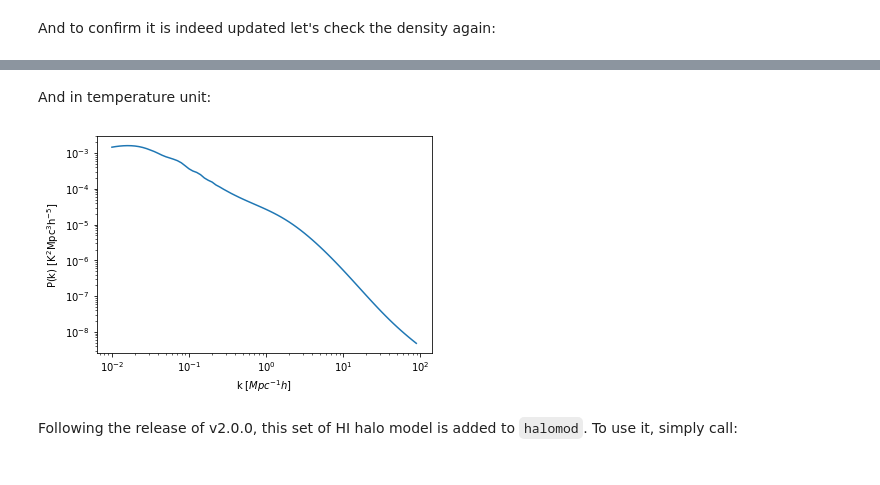
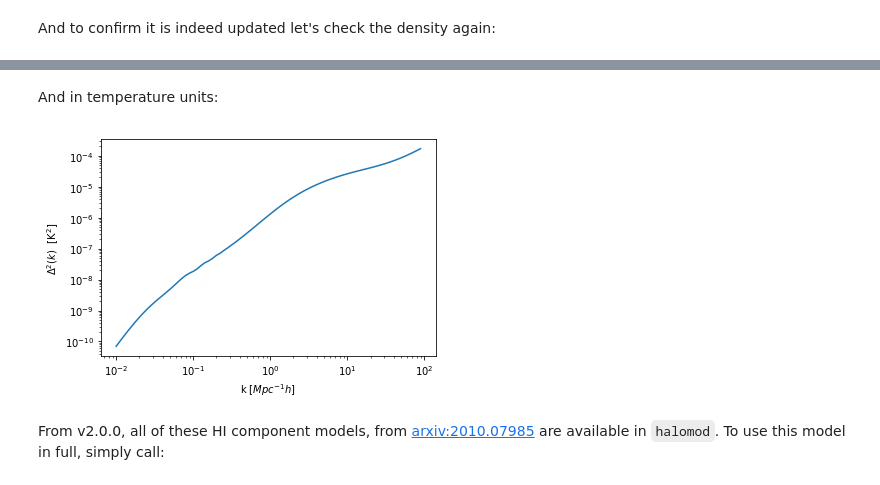
Before and after one commit to halomod/halomod, a Jupyter notebook: docs/examples/extension.ipynb, the cells around one changed output, grey strips where cells are left out. Drawn from its saved outputs; the diff is of its cells as text; code cells hidden in the pictures.

```diff
--- a/docs/examples/extension.ipynb
+++ b/docs/examples/extension.ipynb
@@ -137,3 +138,5 @@ hm = TracerHaloModel(tracer_concentration_model=Maccio07,
+# %%
+hm.tracer_concentration_model = Maccio07
 # %% [markdown]
 And check the concentration-mass relation at z=0:
 # %%
@@ -202,19 +205,19 @@ class Spinelli19(HODPoisson):
     Six-parameter model of Spinelli et al. (2019)
     Default is taken to be z=1(need to set it up manually via hm.update)
     """
-    _defaults = {"a1": 0.0016,  # gives HI mass amplitude of the power law
-                 "a2": 0.00011,  # gives HI mass amplitude of the power law
-                 "alpha": 0.56,  # slop of exponential break
-                 "beta": 0.43,  # slop of mass
-                 "M_min": 9,  # Truncation Mass
-                 "M_break": 11.86,  # Characteristic Mass
-                 "M_1": -2.99,  # mass of exponential cutoff
-                 "sigma_A": 0,  # The (constant) standard deviation of the tracer
-                 "M_max": 18,  # Truncation mass
-                 "M_0": 8.31, # Amplitude of satellite HOD
+    _defaults = {"a1": 0.0016,        # gives HI mass amplitude of the power law
+                 "a2": 0.00011,       # gives HI mass amplitude of the power law
+                 "alpha": 0.56,       # slope of exponential break
+                 "beta": 0.43,        # slope of mass
+                 "M_min": 9,          # Truncation Mass
+                 "M_break": 11.86,    # Characteristic Mass
+                 "M_1": -2.99,        # mass of exponential cutoff
+                 "sigma_A": 0,        # The (constant) standard deviation of the tracer
+                 "M_max": 18,         # Truncation mass
+                 "M_0": 8.31,         # Amplitude of satellite HOD
                  "M_break_sat": 11.4, # characteristic mass for satellite HOD
-                 "alpha_sat": 0.84, # slop of exponential cut-off for satellite
-                 "beta_sat": 1.10, # slop of mass for satellite
+                 "alpha_sat": 0.84,   # slope of exponential cut-off for satellite
+                 "beta_sat": 1.10,    # slope of mass for satellite
                  "M_1_counts": 12.851,
                  "alpha_counts": 1.049,
                  "M_min_counts": 11,  # Truncation Mass
@@ -263,7 +266,7 @@ class Spinelli19(HODPoisson):
         return temp_conv
 
     def _tracer_per_central(self, M):
-        """Number of tracer per central tracer source"""
+        """Number of tracers per central tracer source"""
         n_c = np.zeros_like(M)
         n_c[
             np.logical_and(
@@ -274,7 +277,7 @@ class Spinelli19(HODPoisson):
         return n_c
 
     def _tracer_per_satellite(self, M):
-        """Number of tracer per satellite tracer source"""
+        """Number of tracers per satellite tracer source"""
         n_s = np.zeros_like(M)
         index = np.logical_and(
             M >= 10 ** self.params["M_min_counts"],
@@ -288,8 +291,5 @@ class Spinelli19(HODPoisson):
 # %% [markdown]
 And now update the halo model with this newly defined HOD:
 # %%
-hm=TracerHaloModel(hod_model=Spinelli19,
-                  tracer_concentration_model=Maccio07,
-                  tracer_profile_model=PowerLawWithExpCut
-                  )
+hm.hod_model = Spinelli19
 # %% [markdown]
@@ -307,7 +307,7 @@ hm.mean_tracer_den_unit
 # %% [markdown]
 You can easily update the parameters using:
 # %%
-hm.update(hod_params={"beta": 1.0})
+hm.hod_params={"beta": 1.0}
 # %% [markdown]
 And to confirm it is indeed updated let's check the density again:
 # %%
@@ -329,14 +329,14 @@ plt.ylabel(r"$\rm P(k) \ [{\rm Mpc^3}h^{-3}]$");
 # %% [markdown]
-And in temperature unit:
+And in temperature units:
 # %%
-plt.plot(hm.k_hm, hm.power_auto_tracer*hm.mean_tracer_den_unit**2)
+plt.plot(hm.k_hm, hm.power_auto_tracer*hm.mean_tracer_den_unit**2 * hm.k_hm**3 / (2*np.pi**2))
 plt.xscale('log')
 plt.yscale('log')
 
 plt.xlabel("k [$Mpc^{-1} h$]")
-plt.ylabel(r"$\rm P(k) \ [{\rm K^2 Mpc^3}h^{-5}]$");
+plt.ylabel(r"$\Delta^2(k) \ \ [{\rm K}^2]$");
 # %% [output]
-[figure, old version]
+[figure, new version]
-# %% [markdown]
-Following the release of v2.0.0, this set of HI halo model is added to `halomod`. To use it, simply call:
+# %% [markdown]
+From v2.0.0, all of these HI component models, from [arxiv:2010.07985](https://arxiv.org/abs/2010.07985) are available in `halomod`. To use this model in full, simply call:
 # %%
```
Also changed, not shown: parts of 22 cells of this notebook.
